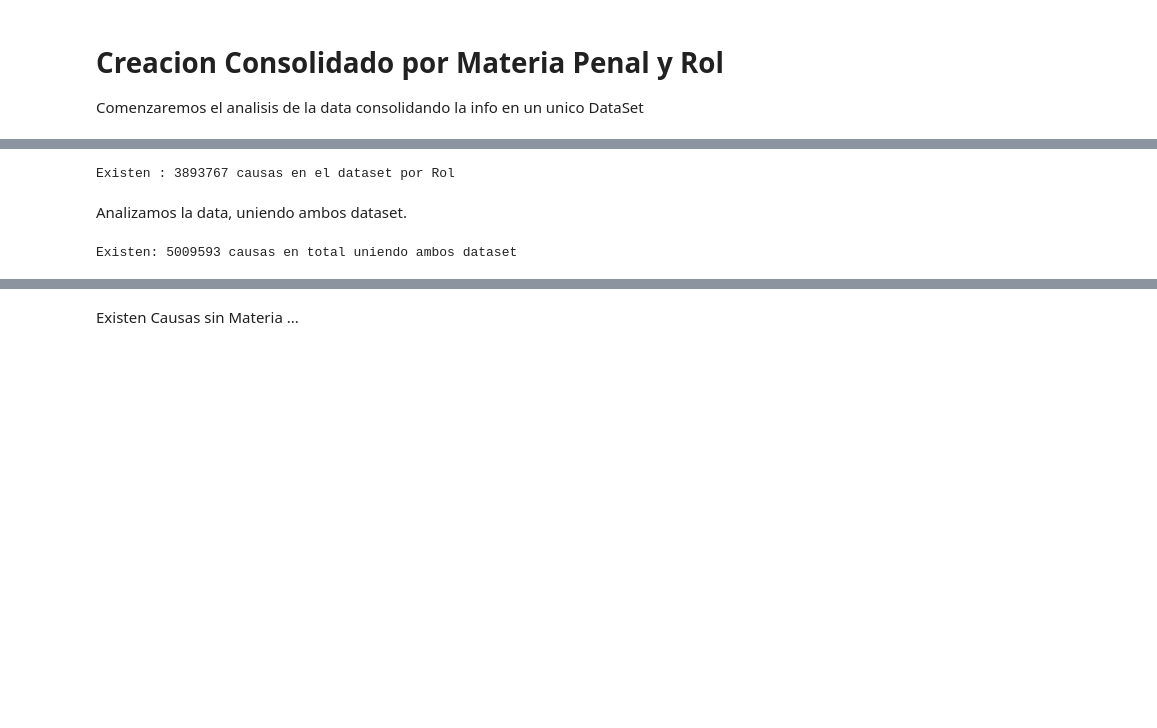
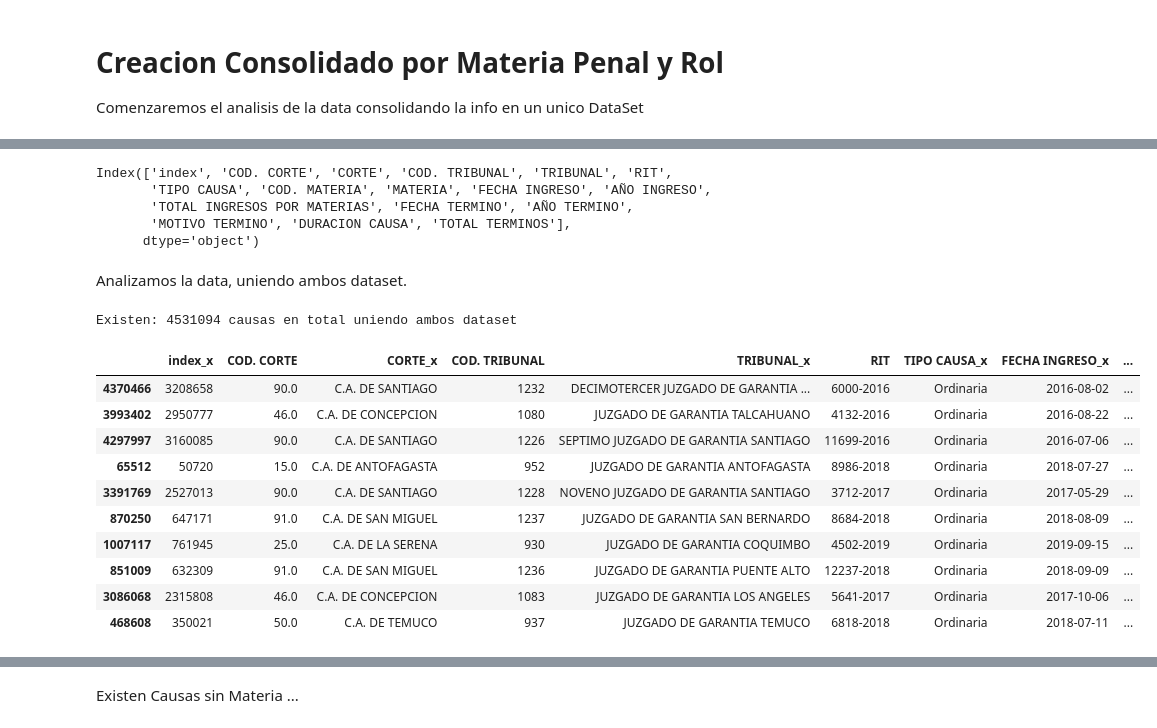
Before and after one commit to JALVARADORUIZ/DataAnalytic-PJUD, a Jupyter notebook: notebooks/6.3-jalvaradoruiz-consolidacion-dataset-materia-rol.ipynb, the cells around one changed output, grey strips where cells are left out. Saved outputs shown, nothing was run; the diff lists cells and outputs as text; code cells hidden in the pictures; blank space fills up the shorter version.

```diff
--- a/notebooks/6.3-jalvaradoruiz-consolidacion-dataset-materia-rol.ipynb
+++ b/notebooks/6.3-jalvaradoruiz-consolidacion-dataset-materia-rol.ipynb
@@ -23,13 +35,30 @@ print(f"{len(df_materia)} causas en el dataset por materia")
-# %%
-df_rol = pd.read_feather(f"{path_processed}/consolidated_Rol.feather")
-print(f"Existen : {len(df_rol)} causas en el dataset por Rol")
-# %% [output]
-Existen : 3893767 causas en el dataset por Rol
+# %%
+df_materia.columns
+# %% [output]
+Index(['index', 'COD. CORTE', 'CORTE', 'COD. TRIBUNAL', 'TRIBUNAL', 'RIT',
+       'TIPO CAUSA', 'COD. MATERIA', 'MATERIA', 'FECHA INGRESO', 'AÑO INGRESO',
+       'TOTAL INGRESOS POR MATERIAS', 'FECHA TERMINO', 'AÑO TERMINO',
+       'MOTIVO TERMINO', 'DURACION CAUSA', 'TOTAL TERMINOS'],
+      dtype='object')
 # %% [markdown]
 Analizamos la data, uniendo ambos dataset.
 # %%
-df_union = pd.merge(df_materia, df_rol, how='outer', on=['COD. CORTE','COD. TRIBUNAL','RIT'])
+df_union = pd.merge(df_rol, df_materia, how='left', on=['COD. CORTE','COD. TRIBUNAL','RIT'], indicator=True)
 print(f"Existen: {len(df_union)} causas en total uniendo ambos dataset")
 # %% [output]
-Existen: 5009593 causas en total uniendo ambos dataset
+Existen: 4531094 causas en total uniendo ambos dataset
+# %%
+df_union.sample(10)
+# %% [output]
+|  | index_x | COD. CORTE | CORTE_x | COD. TRIBUNAL | TRIBUNAL_x | RIT | TIPO CAUSA_x | FECHA INGRESO_x | ... |
+| 4370466 | 3208658 | 90.0 | C.A. DE SANTIAGO | 1232 | DECIMOTERCER JUZGADO DE GARANTIA ... | 6000-2016 | Ordinaria | 2016-08-02 | ... |
+| 3993402 | 2950777 | 46.0 | C.A. DE CONCEPCION | 1080 | JUZGADO DE GARANTIA TALCAHUANO | 4132-2016 | Ordinaria | 2016-08-22 | ... |
+| 4297997 | 3160085 | 90.0 | C.A. DE SANTIAGO | 1226 | SEPTIMO JUZGADO DE GARANTIA SANTIAGO | 11699-2016 | Ordinaria | 2016-07-06 | ... |
+| 65512 | 50720 | 15.0 | C.A. DE ANTOFAGASTA | 952 | JUZGADO DE GARANTIA ANTOFAGASTA | 8986-2018 | Ordinaria | 2018-07-27 | ... |
+| 3391769 | 2527013 | 90.0 | C.A. DE SANTIAGO | 1228 | NOVENO JUZGADO DE GARANTIA SANTIAGO | 3712-2017 | Ordinaria | 2017-05-29 | ... |
+| 870250 | 647171 | 91.0 | C.A. DE SAN MIGUEL | 1237 | JUZGADO DE GARANTIA SAN BERNARDO | 8684-2018 | Ordinaria | 2018-08-09 | ... |
+| 1007117 | 761945 | 25.0 | C.A. DE LA SERENA | 930 | JUZGADO DE GARANTIA COQUIMBO | 4502-2019 | Ordinaria | 2019-09-15 | ... |
+| 851009 | 632309 | 91.0 | C.A. DE SAN MIGUEL | 1236 | JUZGADO DE GARANTIA PUENTE ALTO | 12237-2018 | Ordinaria | 2018-09-09 | ... |
+| 3086068 | 2315808 | 46.0 | C.A. DE CONCEPCION | 1083 | JUZGADO DE GARANTIA LOS ANGELES | 5641-2017 | Ordinaria | 2017-10-06 | ... |
+| 468608 | 350021 | 50.0 | C.A. DE TEMUCO | 937 | JUZGADO DE GARANTIA TEMUCO | 6818-2018 | Ordinaria | 2018-07-11 | ... |
 # %%
```
Also changed, not shown: parts of 24 cells of this notebook, 37 other files.
